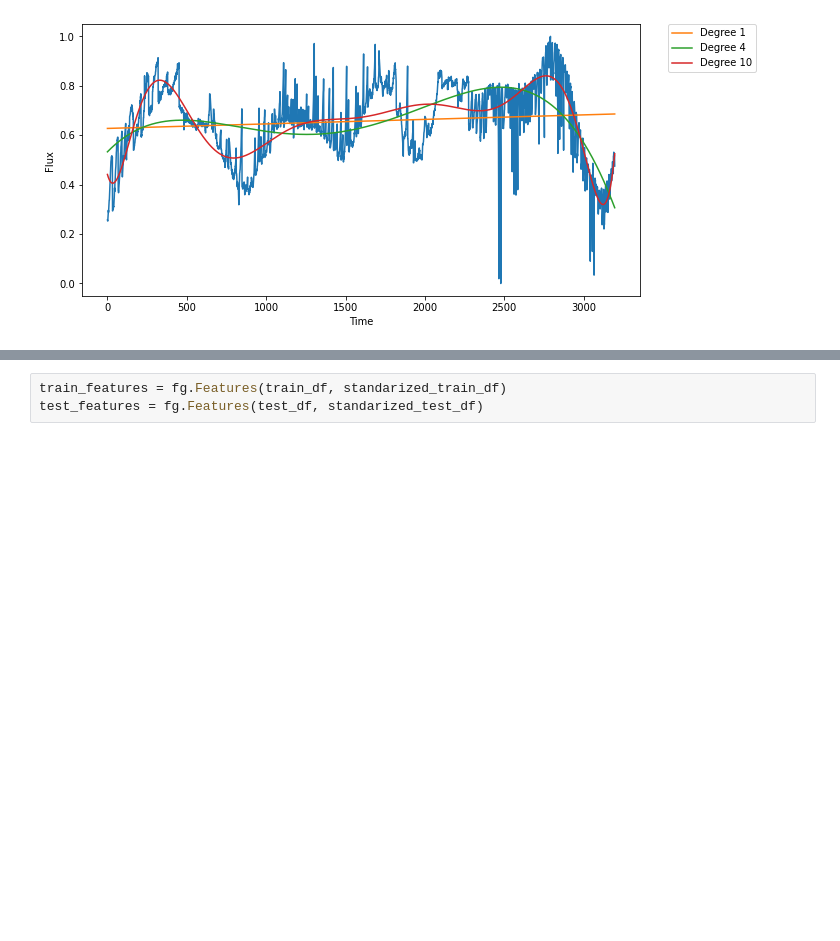
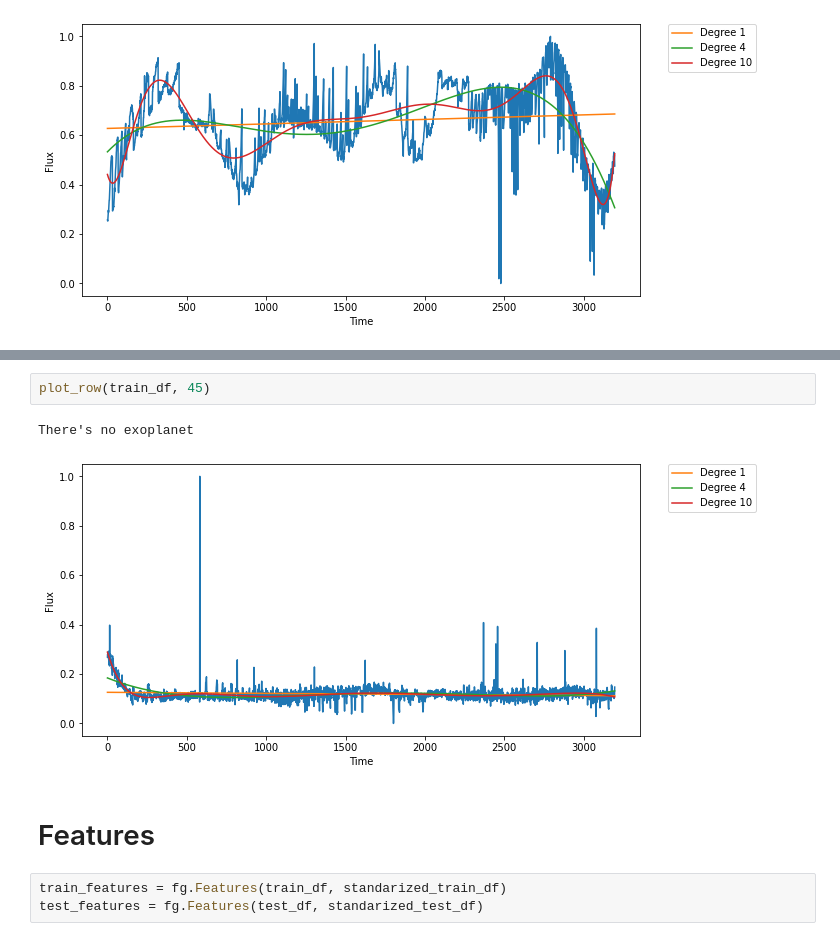
Before and after one commit to DZAlpha/ExoplanetHunting, a Jupyter notebook: exoplanets_hunting.ipynb, the cells around one changed output, grey strips where cells are left out. Drawn from its saved outputs; the diff is of its cells as text; blank space fills up the shorter version.

```diff
--- a/exoplanets_hunting.ipynb
+++ b/exoplanets_hunting.ipynb
@@ -31,3 +69,10 @@ There is an exoplanet
+# %%
+plot_row(train_df, 45)
+# %% [output]
+There's no exoplanet
+[figure, added]
+# %% [markdown]
+# Features
 # %%
 train_features = fg.Features(train_df, standarized_train_df)
 test_features = fg.Features(test_df, standarized_test_df)
```
Also changed, not shown: parts of 28 cells of this notebook, 3 other files.
